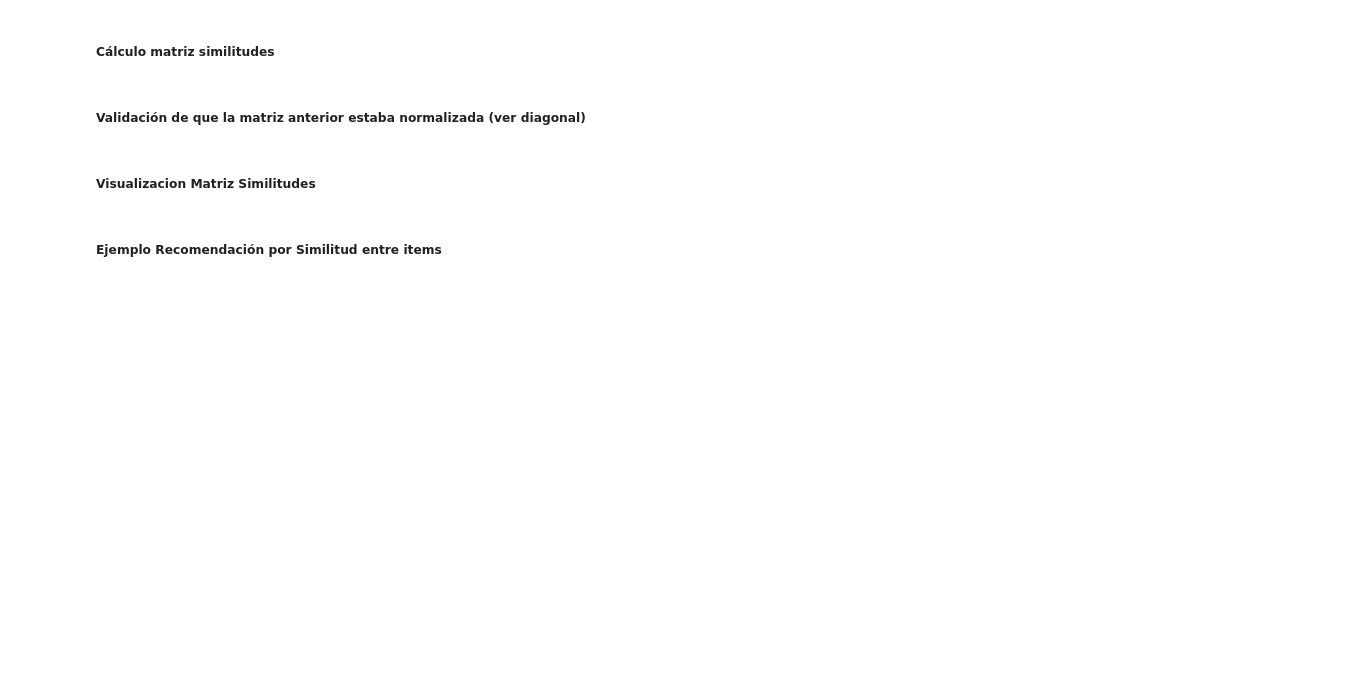
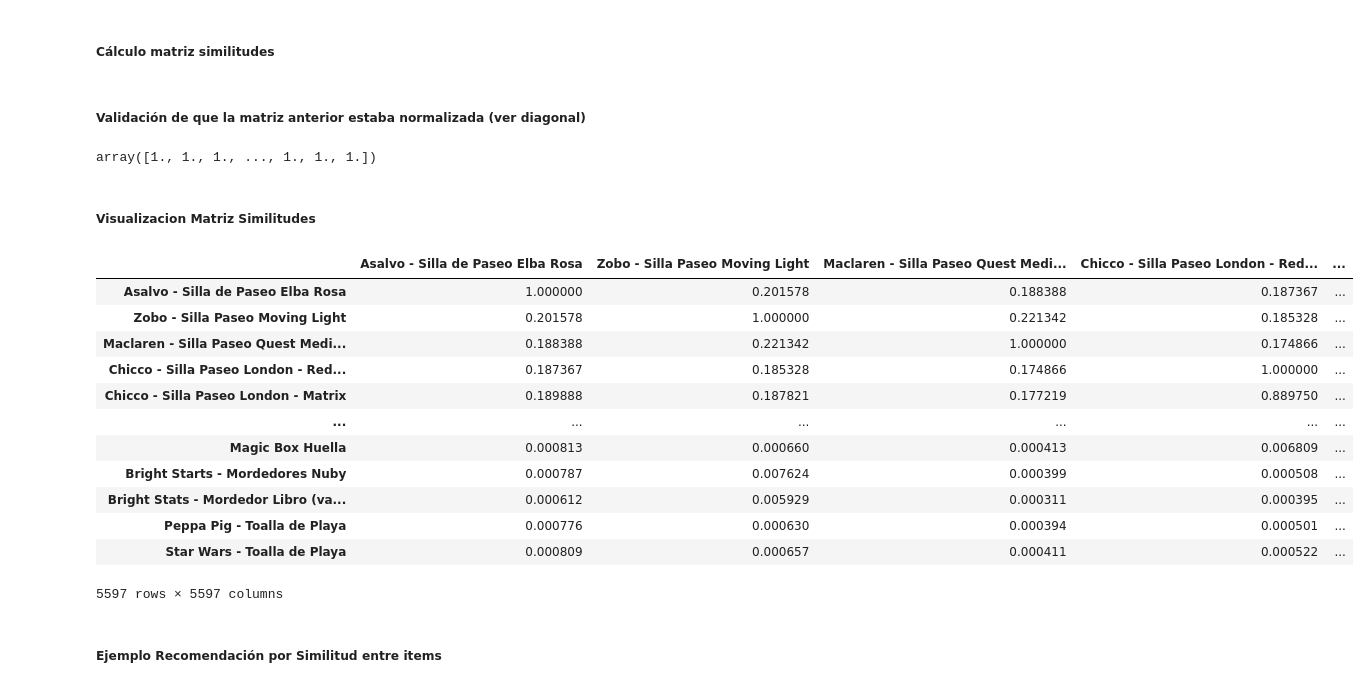
Before and after one commit to Dj4salsas/DS_PT_ENE21, a Jupyter notebook: 2-Machine_Learning/2.5_Sistemas_de_Recomendación/SistemasDeRecomendacion.ipynb, the cells around one changed output. Saved outputs shown, nothing was run; the diff lists cells and outputs as text; code cells hidden in the pictures; blank space fills up the shorter version.

```diff
--- a/2-Machine_Learning/2.5_Sistemas_de_Recomendación/SistemasDeRecomendacion.ipynb
+++ b/2-Machine_Learning/2.5_Sistemas_de_Recomendación/SistemasDeRecomendacion.ipynb
@@ -76,9 +302,34 @@ Para cada objeto se recomiendan los objetos con similitud más elevada.
 <br>
 # %% [markdown]
 ##### Cálculo matriz similitudes
+# %%
+tdm = tfidf.transpose()
+dtm = tfidf
+Simil = dtm.dot(tdm)
 # %% [markdown]
 ##### Validación de que la matriz anterior estaba normalizada (ver diagonal)
+# %%
+Simil.diagonal()
+# %% [output]
+array([1., 1., 1., ..., 1., 1., 1.])
 # %% [markdown]
 ##### Visualizacion Matriz Similitudes
+# %%
+SimilDF = pd.DataFrame(data = Simil.toarray(), index=Listado.values,columns=Listado.values)
+SimilDF
+# %% [output]
+|  | Asalvo - Silla de Paseo Elba Rosa | Zobo - Silla Paseo Moving Light | Maclaren - Silla Paseo Quest Medi... | Chicco - Silla Paseo London - Red... | ... |
+| Asalvo - Silla de Paseo Elba Rosa | 1.000000 | 0.201578 | 0.188388 | 0.187367 | ... |
+| Zobo - Silla Paseo Moving Light | 0.201578 | 1.000000 | 0.221342 | 0.185328 | ... |
+| Maclaren - Silla Paseo Quest Medi... | 0.188388 | 0.221342 | 1.000000 | 0.174866 | ... |
+| Chicco - Silla Paseo London - Red... | 0.187367 | 0.185328 | 0.174866 | 1.000000 | ... |
+| Chicco - Silla Paseo London - Matrix | 0.189888 | 0.187821 | 0.177219 | 0.889750 | ... |
+| ... | ... | ... | ... | ... | ... |
+| Magic Box Huella | 0.000813 | 0.000660 | 0.000413 | 0.006809 | ... |
+| Bright Starts - Mordedores Nuby | 0.000787 | 0.007624 | 0.000399 | 0.000508 | ... |
+| Bright Stats - Mordedor Libro (va... | 0.000612 | 0.005929 | 0.000311 | 0.000395 | ... |
+| Peppa Pig - Toalla de Playa | 0.000776 | 0.000630 | 0.000394 | 0.000501 | ... |
+| Star Wars - Toalla de Playa | 0.000809 | 0.000657 | 0.000411 | 0.000522 | ... |
+5597 rows × 5597 columns
 # %% [markdown]
 ##### Ejemplo Recomendación por Similitud entre items
```
Also changed, not shown: parts of 28 cells of this notebook.
